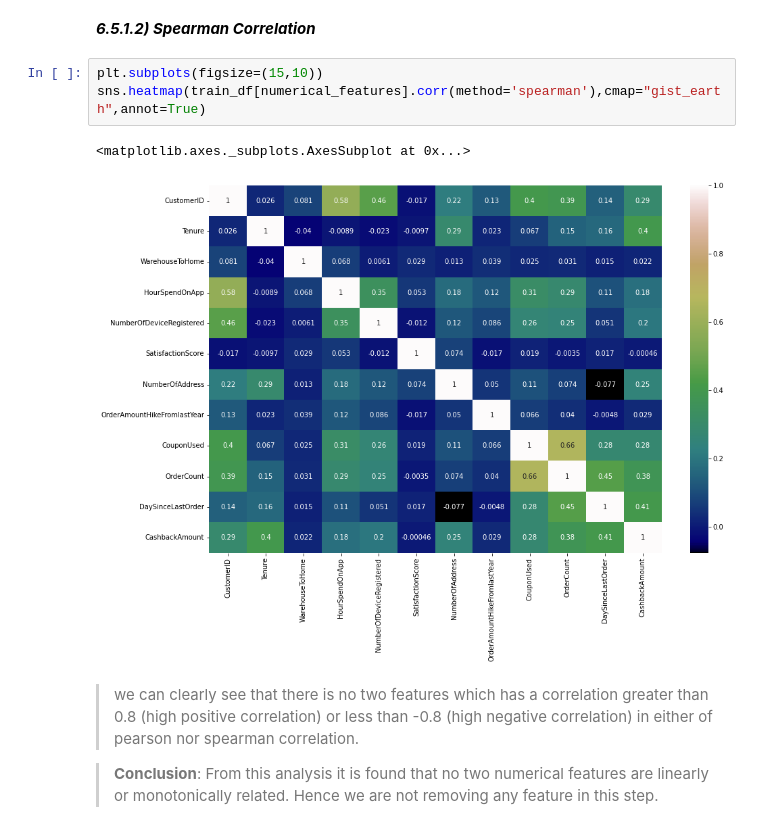
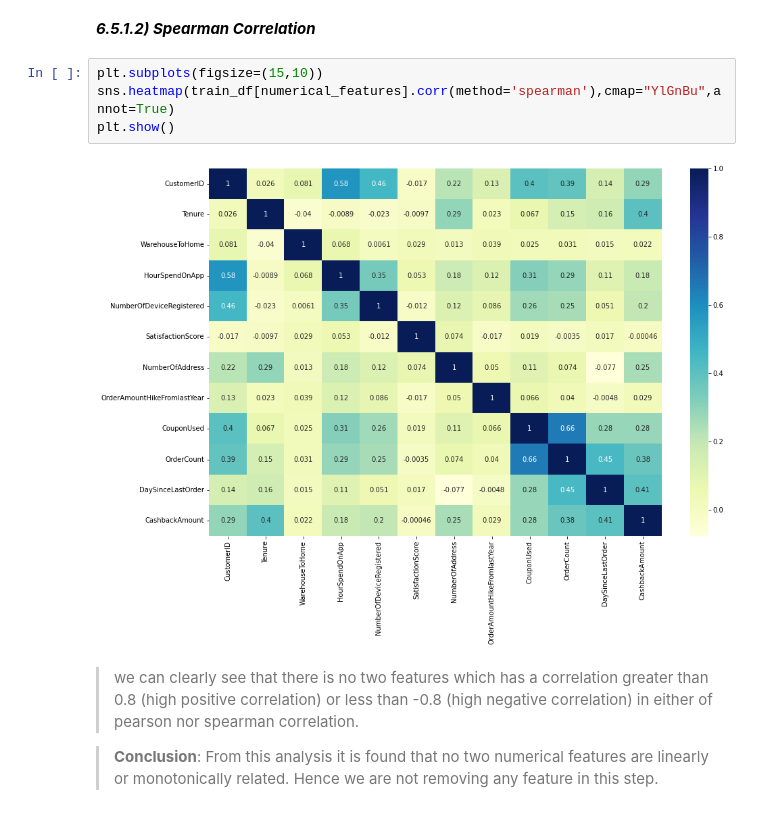
Before and after one commit to vijaylokith/Customer-Churn-Prediction, a Jupyter notebook: Customer_churn_prediction_ecommerce.ipynb, the cells around one changed output. Saved outputs shown, nothing was run; the diff lists cells and outputs as text.

```diff
--- a/Customer_churn_prediction_ecommerce.ipynb
+++ b/Customer_churn_prediction_ecommerce.ipynb
@@ -553,10 +546,10 @@ sns.heatmap(train_df[numerical_features].corr(method='pearson'),cmap="YlGnBu",an
 ***6.5.1.2) Spearman Correlation***
 # %%
 plt.subplots(figsize=(15,10))
-sns.heatmap(train_df[numerical_features].corr(method='spearman'),cmap="gist_earth",annot=True)
+sns.heatmap(train_df[numerical_features].corr(method='spearman'),cmap="YlGnBu",annot=True)
+plt.show()
 # %% [output]
-<matplotlib.axes._subplots.AxesSubplot at 0x...>
-[figure, old version]
+[figure, new version]
 # %% [markdown]
 > we can clearly see that there is no two features which has a correlation greater than 0.8 (high positive correlation) or less than -0.8 (high negative correlation) in either of pearson nor spearman correlation.
 
```
Also changed, not shown: parts of 53 cells of this notebook.
